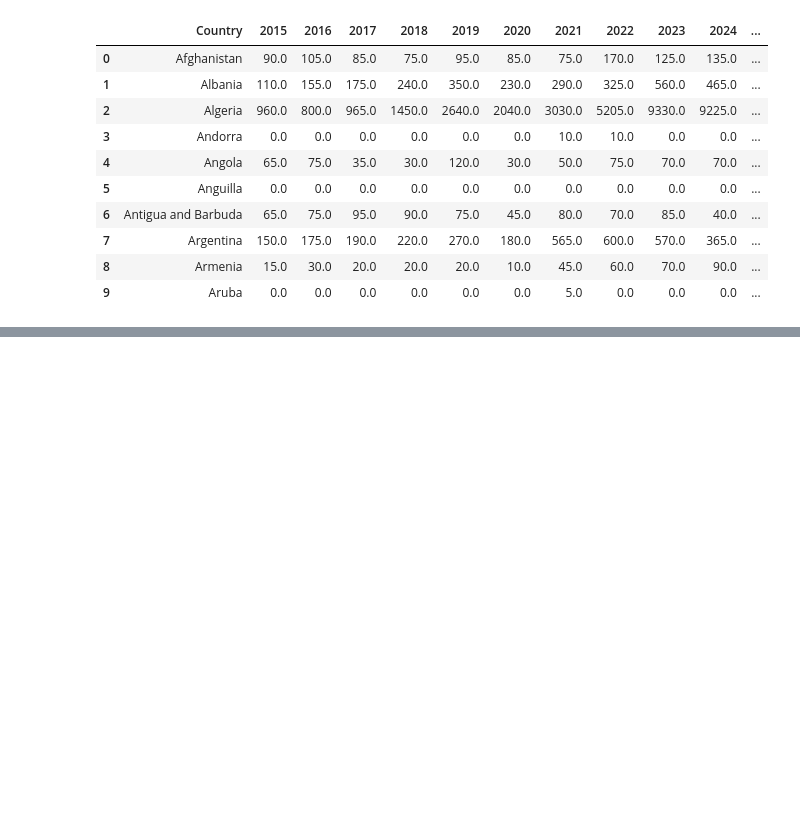
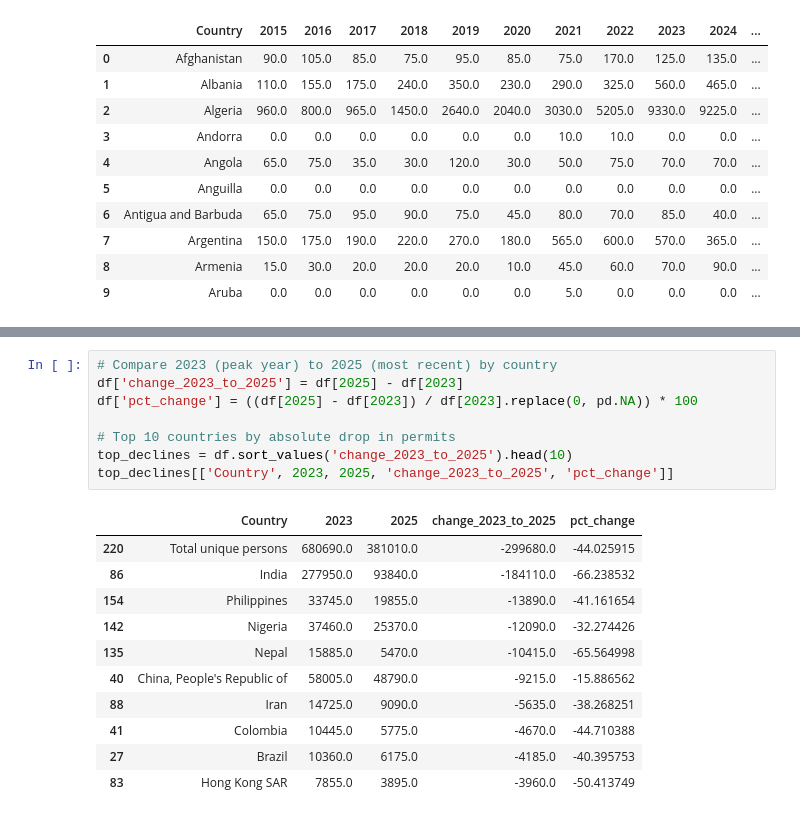
Before and after one commit to Vineethkt20/canada-student-decline, a Jupyter notebook: analysis.ipynb, the cells around one changed output, grey strips where cells are left out. Drawn from its saved outputs; the diff is of its cells as text; blank space fills up the shorter version.

```diff
--- a/analysis.ipynb
+++ b/analysis.ipynb
@@ -42,0 +74,20 @@ df.head(10)
+# %%
+# Compare 2023 (peak year) to 2025 (most recent) by country
+df['change_2023_to_2025'] = df[2025] - df[2023]
+df['pct_change'] = ((df[2025] - df[2023]) / df[2023].replace(0, pd.NA)) * 100
+
+# Top 10 countries by absolute drop in permits
+top_declines = df.sort_values('change_2023_to_2025').head(10)
+top_declines[['Country', 2023, 2025, 'change_2023_to_2025', 'pct_change']]
+# %% [output]
+|  | Country | 2023 | 2025 | change_2023_to_2025 | pct_change |
+| 220 | Total unique persons | 680690.0 | 381010.0 | -299680.0 | -44.025915 |
+| 86 | India | 277950.0 | 93840.0 | -184110.0 | -66.238532 |
+| 154 | Philippines | 33745.0 | 19855.0 | -13890.0 | -41.161654 |
+| 142 | Nigeria | 37460.0 | 25370.0 | -12090.0 | -32.274426 |
+| 135 | Nepal | 15885.0 | 5470.0 | -10415.0 | -65.564998 |
+| 40 | China, People's Republic of | 58005.0 | 48790.0 | -9215.0 | -15.886562 |
+| 88 | Iran | 14725.0 | 9090.0 | -5635.0 | -38.268251 |
+| 41 | Colombia | 10445.0 | 5775.0 | -4670.0 | -44.710388 |
+| 27 | Brazil | 10360.0 | 6175.0 | -4185.0 | -40.395753 |
+| 83 | Hong Kong SAR | 7855.0 | 3895.0 | -3960.0 | -50.413749 |
```
Also changed, not shown: parts of 6 cells of this notebook, 1 other file.
